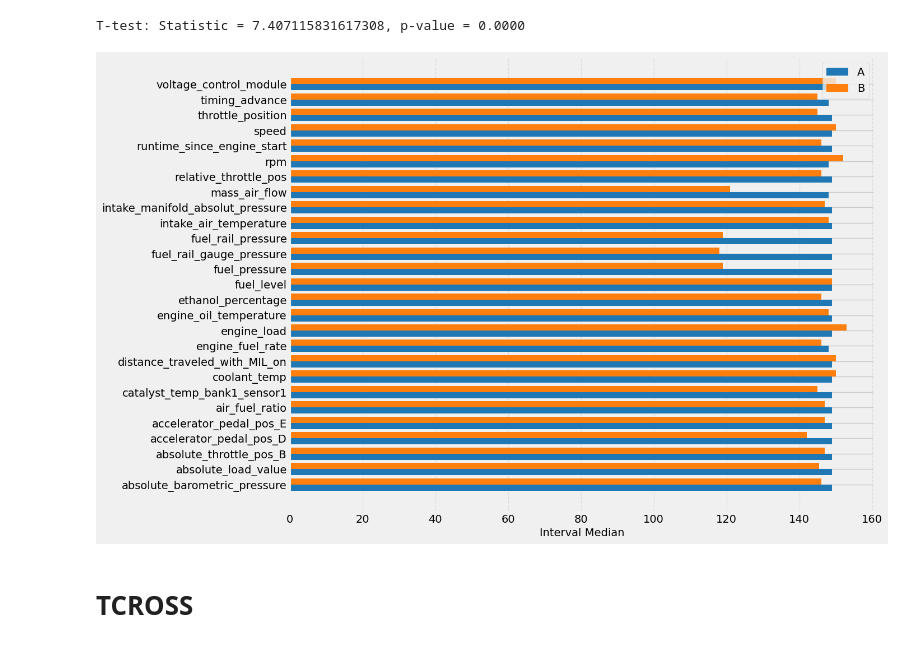
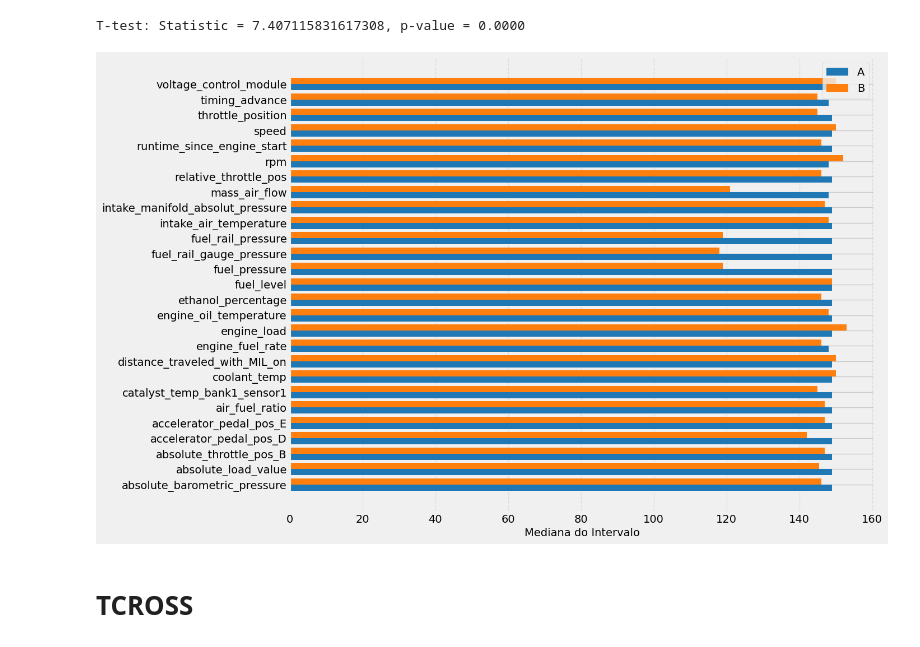
Before and after one commit to conect2ai/SBRC2025-App2Car, a Jupyter notebook: analysis.ipynb, the cells around one changed output. Cells and saved outputs as stored; diff of their text form; code cells hidden in the pictures.

```diff
--- a/analysis.ipynb
+++ b/analysis.ipynb
@@ -551,28 +543,28 @@ T-test: Statistic = 7.407115831617308, p-value = 0.0000
 # %%
 groupby_fastback_a = fastback_a.groupby("CommandSent")["Interval"].median().sort_index()
 groupby_fastback_b = fastback_b.groupby("CommandSent")["Interval"].median().sort_index()
 
 df_combined = pd.DataFrame({
     "Polo A": groupby_fastback_a,
     "Polo B": groupby_fastback_b
 }).dropna()
 
 x = np.arange(len(df_combined))
 width = 0.4
 
 plt.figure(figsize=(12, 10))
 
 plt.barh(x - width/2, df_combined["Polo A"], width, label="A", color="#1f77b4")
 plt.barh(x + width/2, df_combined["Polo B"], width, label="B", color="#ff7f0e")
 
 plt.yticks(x, df_combined.index)
-plt.xlabel("Interval Median", fontsize=14)
+plt.xlabel("Mediana do Intervalo", fontsize=14)
 plt.legend()
 plt.grid(axis="x", linestyle="--", alpha=0.5)
 
 plt.show()
 # %% [output]
-[figure, old version]
+[figure, new version]
 # %% [markdown]
 # TCROSS
 # %% [markdown]
```
Also changed, not shown: parts of 27 cells of this notebook, 2 other files.
